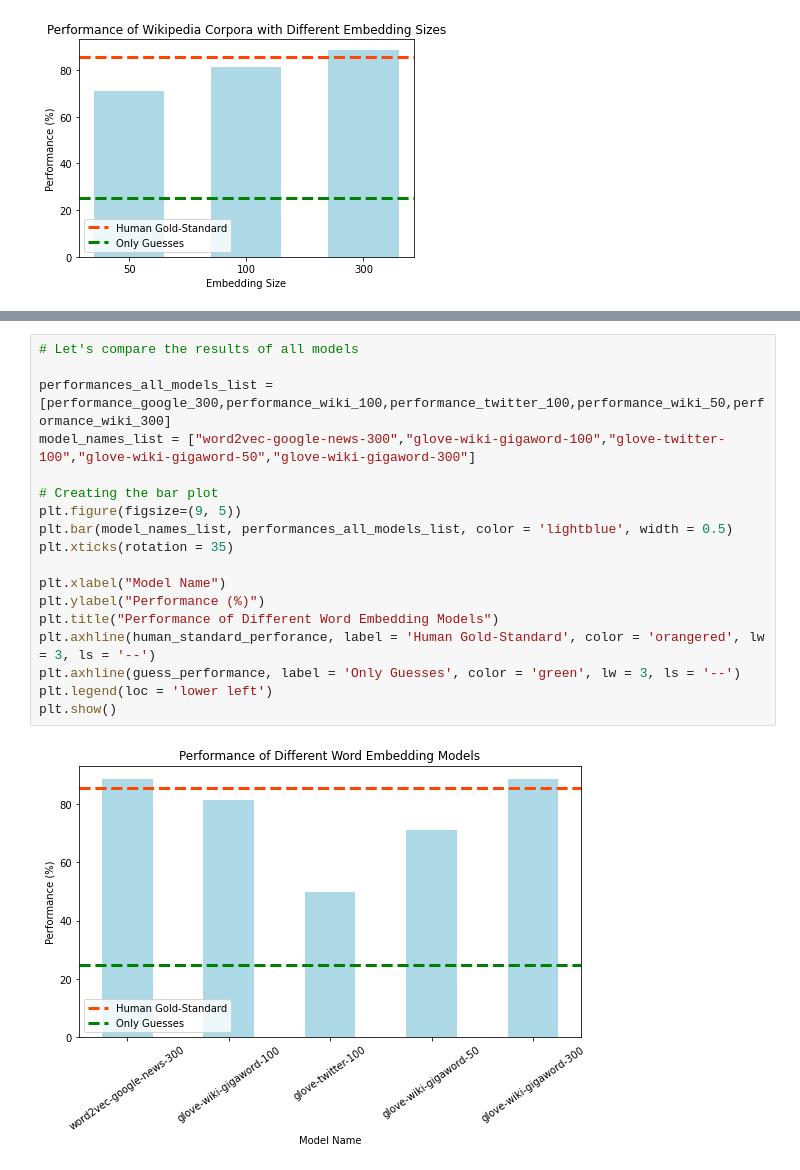
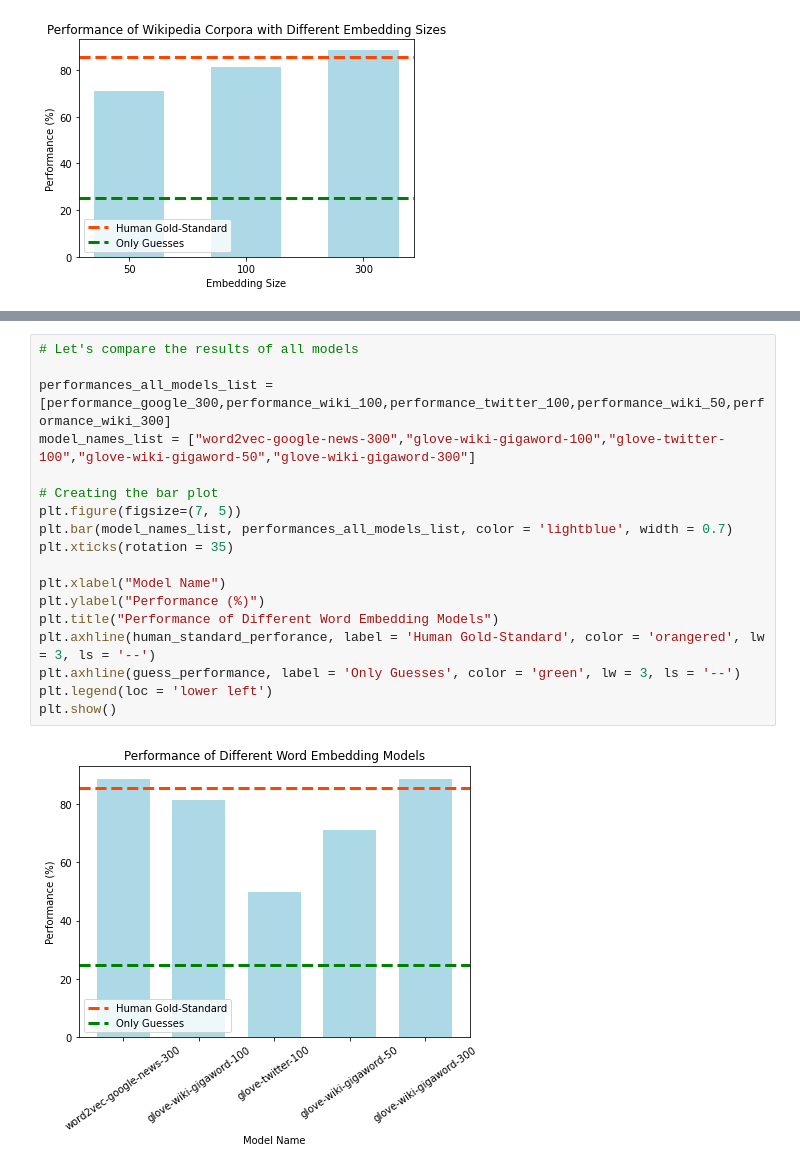
Before and after one commit to comp472-bots/mini-project-3, a Jupyter notebook: mini-project-3.ipynb, the cells around one changed output, grey strips where cells are left out. Saved outputs shown, nothing was run; the diff lists cells and outputs as text.

```diff
--- a/mini-project-3.ipynb
+++ b/mini-project-3.ipynb
@@ -359,20 +384,20 @@ plt.show()
 # %%
 # Let's compare the results of all models
 
 performances_all_models_list = [performance_google_300,performance_wiki_100,performance_twitter_100,performance_wiki_50,performance_wiki_300]
 model_names_list = ["word2vec-google-news-300","glove-wiki-gigaword-100","glove-twitter-100","glove-wiki-gigaword-50","glove-wiki-gigaword-300"]
 
 # Creating the bar plot
-plt.figure(figsize=(9, 5))
-plt.bar(model_names_list, performances_all_models_list, color = 'lightblue', width = 0.5)
+plt.figure(figsize=(7, 5))
+plt.bar(model_names_list, performances_all_models_list, color = 'lightblue', width = 0.7)
 plt.xticks(rotation = 35)
 
 plt.xlabel("Model Name")
 plt.ylabel("Performance (%)")
 plt.title("Performance of Different Word Embedding Models")
 plt.axhline(human_standard_perforance, label = 'Human Gold-Standard', color = 'orangered', lw = 3, ls = '--')
 plt.axhline(guess_performance, label = 'Only Guesses', color = 'green', lw = 3, ls = '--')
 plt.legend(loc = 'lower left')
 plt.show()
 # %% [output]
-[figure, old version]
+[figure, new version]
```
Also changed, not shown: parts of 4 cells of this notebook.
